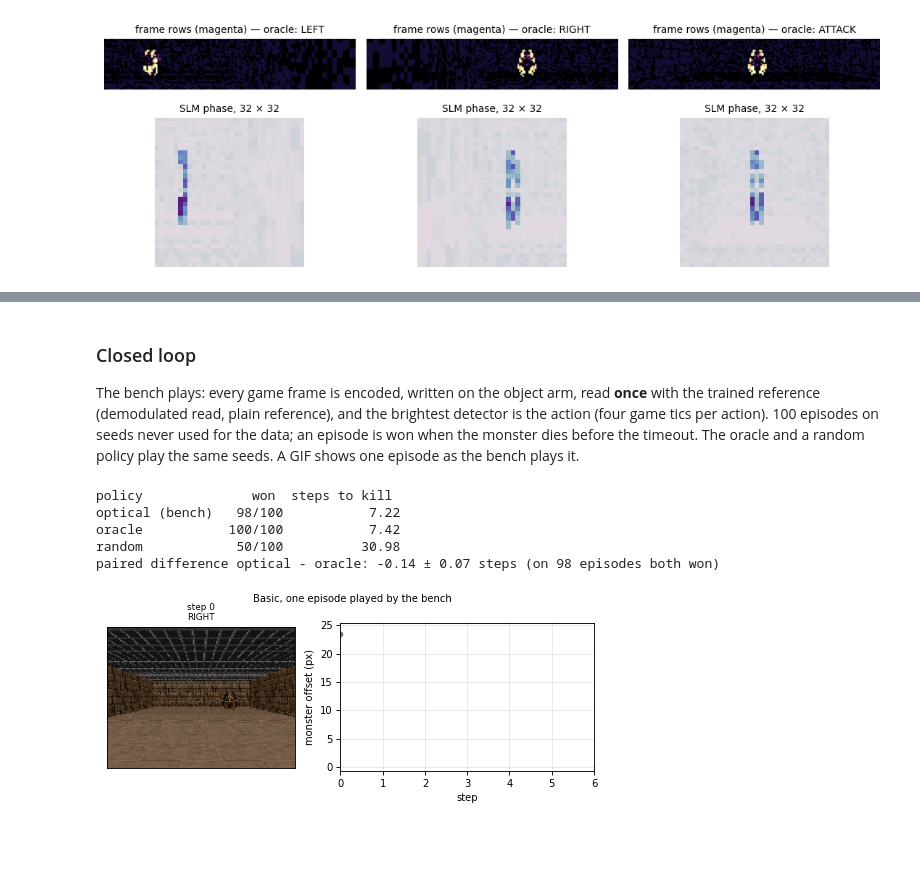
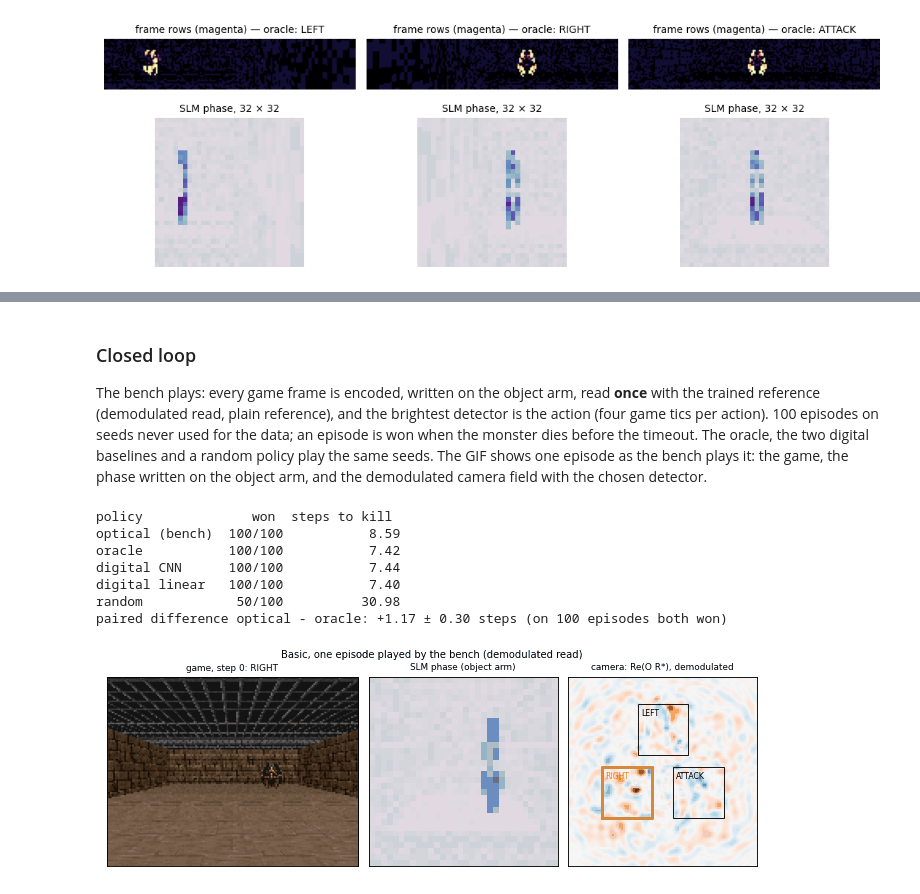
Before and after one commit to utegin-lpt/HolographicGradients, a Jupyter notebook: Reference/Computing.ipynb, the cells around one changed output, grey strips where cells are left out. Drawn from its saved outputs; the diff is of its cells as text; code cells hidden in the pictures; blank space fills up the shorter version.

```diff
--- a/Reference/Computing.ipynb
+++ b/Reference/Computing.ipynb
@@ -214,7 +216,7 @@ if not os.path.exists(path):
     make_dataset(path, *collect("basic", basic_oracle, basic_band, 12000, np.random.default_rng(0)), np.random.default_rng(0))
 data = np.load(path)
 basic = dict(phi=basic_phase(data["band"]), y=data["labels"].astype(int), split=data["split"], band=data["band"],
-             det=ref.Detectors(det.corners, size=24, soft=True))              # the bench's soft detectors of this run
+             det=det)                                                            # the three square 24 px detectors
 TRAIN, VAL, TEST = (np.nonzero(basic["split"] == k)[0] for k in range(3))
 print(f"{len(basic['y'])} frames; training / validation / test = {len(TRAIN)} / {len(VAL)} / {len(TEST)}; "
       f"LEFT / RIGHT / ATTACK = {np.bincount(basic['y']).tolist()}")
@@ -251,8 +253,9 @@ def train(sc, **recipe):
     t0 = time.time()
     split = [np.nonzero(sc["split"] == k)[0] for k in range(3)]
     sc["O"] = bench.acquire(sc["phi"], detectors=sc["det"])
+    sc["trace"] = []                                    # validation balanced accuracy in the first epoch
     sc["E"], sc["history"] = ref.train_reference(sc["O"][split[0]], sc["y"][split[0]], sc["O"][split[1]], sc["y"][split[1]],
-                                                 sc["det"], **recipe)
+                                                 sc["det"], trace=sc["trace"], **recipe)
     print(f"acquired {len(sc['y']):,} fields and trained E in {time.time() - t0:.0f} s; best validation score in the "
           f"model {sc['history'][:, 1].max():.3f}")
 
@@ -268,6 +271,16 @@ def test(sc, idx, E):
     return out
 
 
+def plot_first_epoch(ax, sc, test_value, label):
+    # validation balanced accuracy (in the model) from step 0 to the end of the first epoch
+    steps, val = np.array(sc["trace"]).T
+    ax.plot(steps, val, "o-", ms=2.5, label="validation (model)")
+    ax.axhline(test_value, color="C3", ls="--", label=label)
+    ax.set_xlabel("batch step (epoch 0 → 1)"); ax.set_ylabel("balanced accuracy"); ax.set_ylim(0.3, 1.01)
+    ax.grid(alpha=0.3); ax.legend(fontsize=7, loc="lower right"); ax.set_title("offline training, first epoch")
+
+
+bench.set_reference(ref.EXACT_REFERENCE)            # Basic: the true arm is the model (see section 2)
 train(basic)
 basic_test = test(basic, TEST, basic["E"])
 for name, label in (("demod", "demodulated"), ("raw", "fringe-matched (raw frame)")):
@@ -354,17 +411,24 @@ fringe-matched vs demodulated scores: r = 0.9999, 0.9999, 0.9999; same decision
 
 The bench plays: every game frame is encoded, written on the object arm, read **once** with the trained reference
 (demodulated read, plain reference), and the brightest detector is the action (four game tics per action). 100
-episodes on seeds never used for the data; an episode is won when the monster dies before the timeout. The oracle and a
-random policy play the same seeds. A GIF shows one episode as the bench plays it.
+episodes on seeds never used for the data; an episode is won when the monster dies before the timeout. The oracle, the
+two digital baselines and a random policy play the same seeds. The GIF shows one episode as the bench plays it: the game,
+the phase written on the object arm, and the demodulated camera field with the chosen detector.
 # %%
 def optical_policy(sc, encode, read="raw"):
     # one bench read per game frame with the scenario's E and detectors; the brightest detector of the chosen read
     k = 0 if read == "raw" else 1
-    return lambda state: int(np.argmax(bench.read(encode(state.screen_buffer), sc["E"], sc["det"])[k][0]))
+
+    def act(state):
+        x = encode(state.screen_buffer)
+        s = bench.read(x, sc["E"], sc["det"])[k][0]
+        act.last = (x[0], bench.last_frame, s)                # SLM phase, camera frame and scores, for the GIF
+        return int(np.argmax(s))
+    return act
 
 
-def play(scenario, policy, seeds, record=None):
-    # kills and steps per episode; with record(state) -> value, also the frames, actions and values of the first episode
+def play(scenario, policy, seeds, record=False):
+    # kills and steps per episode; with record, also every step of the first episode (for the GIF)
     game, kills, steps, frames = make_game(scenario), [], [], []
     for s in seeds:
         game.set_seed(int(s)); game.new_episode()
@@ -372,44 +436,45 @@ def play(scenario, policy, seeds, record=None):
         while not game.is_episode_finished():
             state = game.get_state()
             action = policy(state)
             if record and s == seeds[0]:
-                frames.append((state.screen_buffer.copy(), action, record(state)))
+                frames.append((state.screen_buffer.copy(), *policy.last, action))
             game.make_action(np.eye(3, dtype=int)[action].tolist(), 4)
             n += 1
         kills.append(game.get_game_variable(vzd.GameVariable.KILLCOUNT)); steps.append(n)
     game.close()
     return dict(kills=np.array(kills), steps=np.array(steps), frames=frames)
 
 
 rng_play = np.random.default_rng(0)
 seeds = np.arange(1_000_000, 1_000_100)
 basic_encode = lambda rgb: basic_phase(basic_band(rgb)[None])
-offset_px = lambda st: abs(basic_error(st)) if basic_error(st) is not None else np.nan
 policies = {"optical (bench)": optical_policy(basic, basic_encode, read="demod"),
             "oracle": lambda st: basic_oracle(st) if basic_oracle(st) is not None else int(rng_play.integers(3)),
+            "digital CNN": lambda st: int(basic_cnn(basic_encode(st.screen_buffer))[0]),
+            "digital linear": lambda st: int(basic_linear(features(basic_encode(st.screen_buffer)))[0]),
             "random": lambda st: int(rng_play.integers(3))}
-basic_loop = {name: play("basic", pol, seeds, record=offset_px if name == "optical (bench)" else None)
-              for name, pol in policies.items()}
+basic_loop = {name: play("basic", pol, seeds, record=name == "optical (bench)") for name, pol in policies.items()}
 won = {name: r["kills"] > 0 for name, r in basic_loop.items()}
 both = won["optical (bench)"] & won["oracle"]
 diff = basic_loop["optical (bench)"]["steps"][both] - basic_loop["oracle"]["steps"][both]
 print(f"{'policy':16s} {'won':>6s} {'steps to kill':>14s}")
 for name, r in basic_loop.items():
     print(f"{name:16s} {won[name].sum():3d}/100 {r['steps'][won[name]].mean():14.2f}")
-print(f"paired difference optical - oracle: {diff.mean():+.2f} ± {diff.std() / np.sqrt(len(diff)):.2f} steps "
+print(f"paired difference optical - oracle: {diff.mean():+.2f} ± {diff.std(ddof=1) / np.sqrt(len(diff)):.2f} steps "
       f"(on {both.sum()} episodes both won)")
 
-ep = basic_loop["optical (bench)"]["frames"]
-tw.save_gif("gifs/vizdoom_basic_episode.gif", [f for f, _, _ in ep], [v for _, _, v in ep], "monster offset (px)",
-            "Basic, one episode played by the bench", xlabel="step", captions=[ACTIONS[a] for _, a, _ in ep], fps=3)
+ref.save_episode_gif("gifs/vizdoom_basic_episode.gif", basic_loop["optical (bench)"]["frames"], basic["det"], "demod",
+                     "Basic, one episode played by the bench (demodulated read)", fps=3)
 display(Image(filename="gifs/vizdoom_basic_episode.gif"))
 # %% [output]
 policy              won  steps to kill
-optical (bench)   98/100           7.22
+optical (bench)  100/100           8.59
 oracle           100/100           7.42
+digital CNN      100/100           7.44
+digital linear   100/100           7.40
 random            50/100          30.98
-paired difference optical - oracle: -0.14 ± 0.07 steps (on 98 episodes both won)
+paired difference optical - oracle: +1.17 ± 0.30 steps (on 100 episodes both won)
-[figure, old version]
+[figure, new version]
 # %% [markdown]
 ## 4 · *Defend the Center*
 
```
Also changed, not shown: parts of 14 cells of this notebook, 1 other file.
